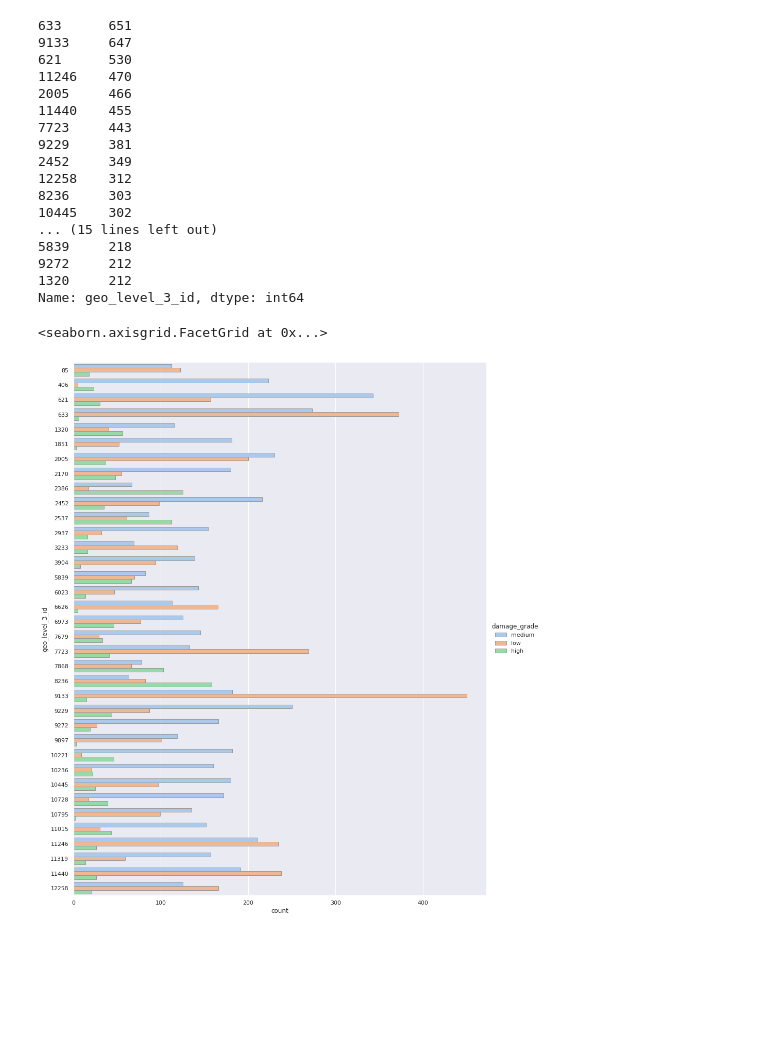
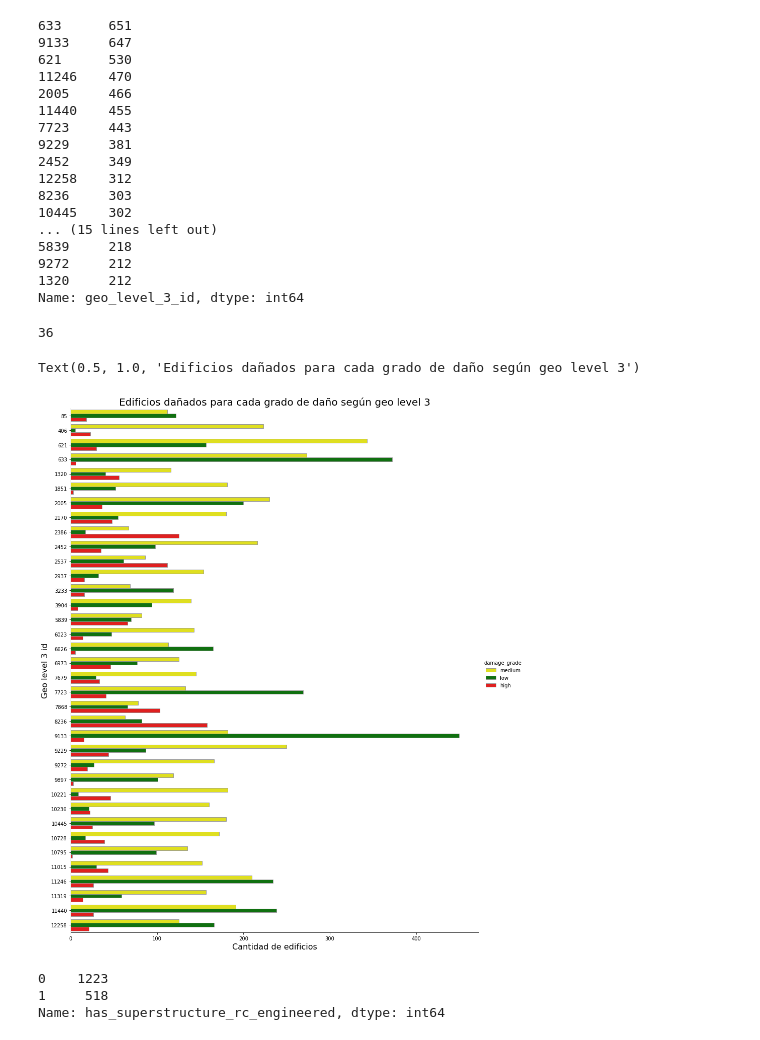
Before and after one commit to WagnerMarcos/tp1_orga_datos, a Jupyter notebook: tp1_marcos.ipynb, the cells around one changed output. Saved outputs shown, nothing was run; the diff lists cells and outputs as text; code cells hidden in the pictures; blank space fills up the shorter version.

```diff
--- a/tp1_marcos.ipynb
+++ b/tp1_marcos.ipynb
@@ -199,9 +236,25 @@ Name: geo_level_3_id, dtype: int64
 # %%
 geo_3 = df[['building_id','geo_level_3_id', 'damage_grade']]
 geo_3 = geo_3.groupby('geo_level_3_id').filter(lambda x: len(x) > 200)
-sns.catplot(y="geo_level_3_id", hue="damage_grade", kind="count",
-            palette="pastel", edgecolor=".6",
-            data=geo_3, height=15, aspect=6.7/8.27)
+len(geo_3.geo_level_3_id.unique())
 # %% [output]
-<seaborn.axisgrid.FacetGrid at 0x...>
+36
-[figure, removed]
+# %%
+
+sns.catplot(y="geo_level_3_id", hue="damage_grade", kind="count",
+            palette=palette_, edgecolor=".6",
+            data=geo_3, height=15, aspect=6.7/8.27)
+plt.xlabel("Cantidad de edificios", size=16)
+plt.ylabel("Geo level 3 id", size=16)
+plt.title("Edificios dañados para cada grado de daño según geo level 3", size=20)
+# %% [output]
+Text(0.5, 1.0, 'Edificios dañados para cada grado de daño según geo level 3')
+[figure, added]
+# %%
+geo_3_low = df[(df['geo_level_3_id']== 9133 )|( df['geo_level_3_id']== 7723) | (df['geo_level_3_id']== 633)]
+geo_3_low.damage_grade.value_counts()
+geo_3_low.has_superstructure_rc_engineered.value_counts()
+# %% [output]
+0    1223
+1     518
+Name: has_superstructure_rc_engineered, dtype: int64
```
Also changed, not shown: parts of 52 cells of this notebook.
